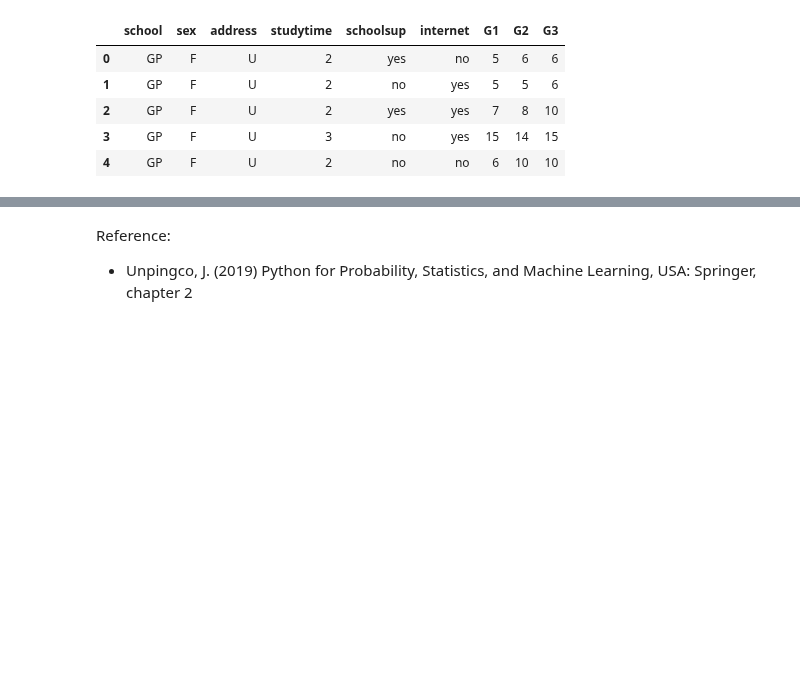
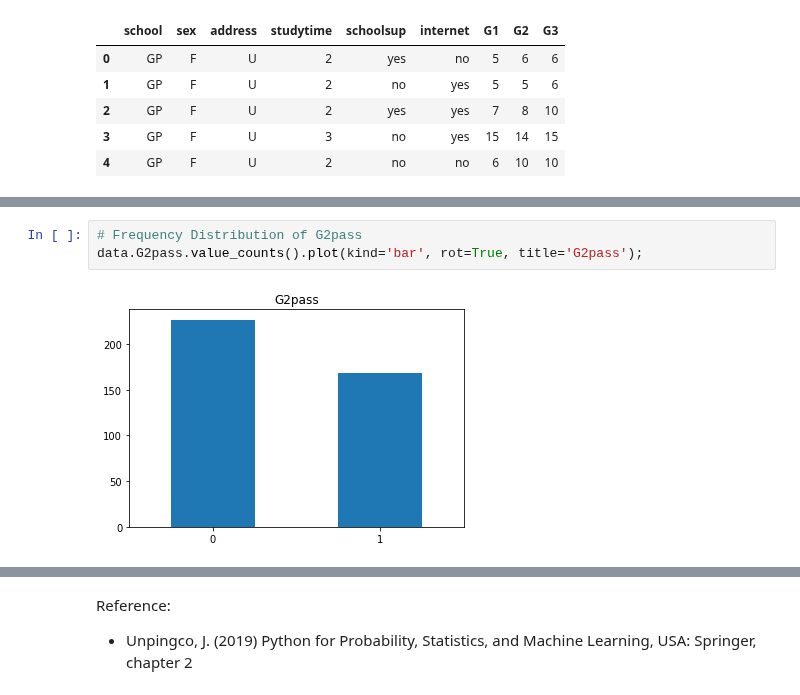
Before and after one commit to Goliath-Research/Computational-Statistics, a Jupyter notebook: 02-Probability & Distributions/02-Cond_Prob.ipynb, the cells around one changed output, grey strips where cells are left out. Cells and saved outputs as stored; diff of their text form; blank space fills up the shorter version.

```diff
--- a/02-Probability & Distributions/02-Cond_Prob.ipynb
+++ b/02-Probability & Distributions/02-Cond_Prob.ipynb
@@ -65,0 +75,5 @@ data.head()
+# %%
+# Frequency Distribution of G2pass
+data.G2pass.value_counts().plot(kind='bar', rot=True, title='G2pass');
+# %% [output]
+[figure, added]
```
Also changed, not shown: parts of 89 cells of this notebook.
